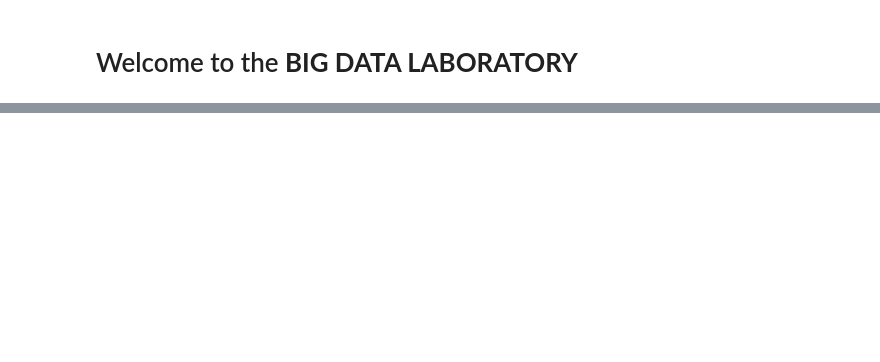
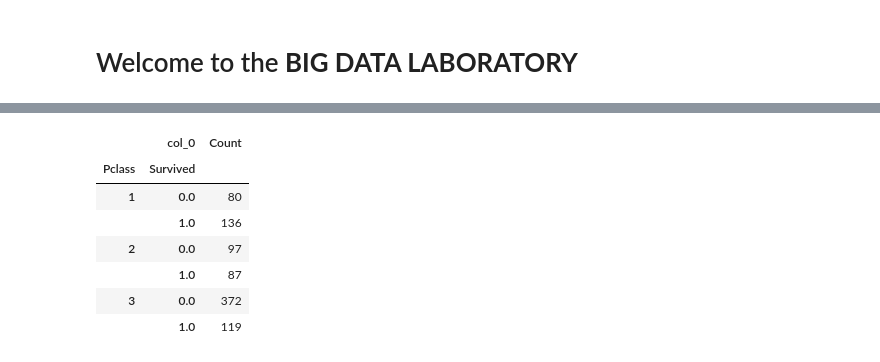
Before and after one commit to ReutEdvi/pandas, a Jupyter notebook: PandasDemo.ipynb, the cells around one changed output, grey strips where cells are left out. Cells and saved outputs as stored; diff of their text form; code cells hidden in the pictures; blank space fills up the shorter version.

```diff
--- a/PandasDemo.ipynb
+++ b/PandasDemo.ipynb
@@ -20,0 +116,13 @@ import pandas as pd
+# %%
+#how many survived passengers in each ticket class?
+class_freq_df = pd.crosstab([titanic_df.Pclass, titanic_df.Survived], columns='Count')
+class_freq_df
+# %% [output]
+|  | col_0 | Count |
+| Pclass | Survived |  |
+| 1 | 0.0 | 80 |
+|  | 1.0 | 136 |
+| 2 | 0.0 | 97 |
+|  | 1.0 | 87 |
+| 3 | 0.0 | 372 |
+|  | 1.0 | 119 |
```
Also changed, not shown: parts of 17 cells of this notebook.
